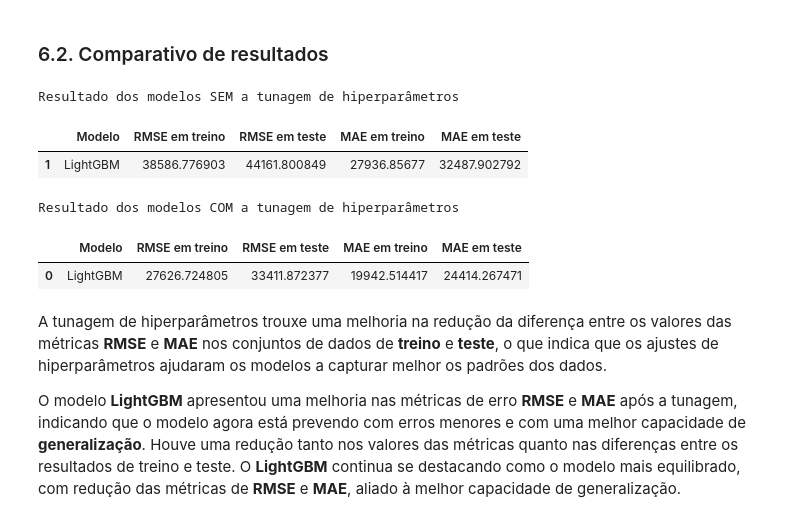
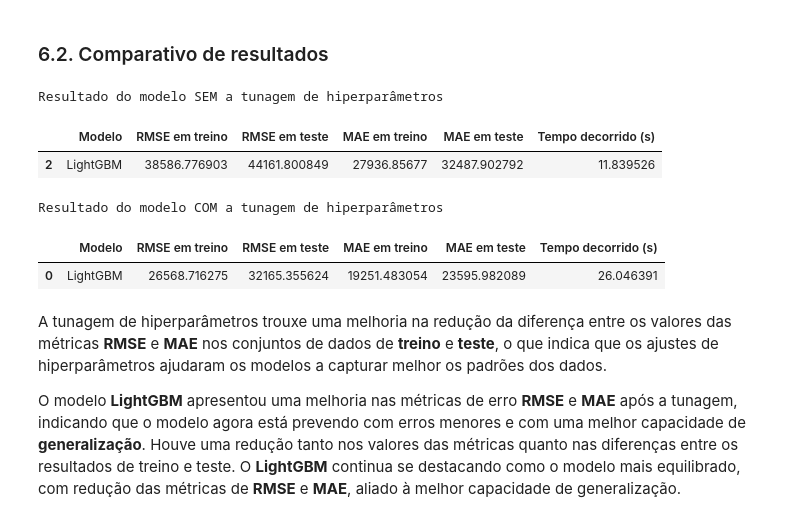
Before and after one commit to emso-exe/Previsao_de_demandas_de_drogarias, a Jupyter notebook: 002_modelagem_preditiva.ipynb, the cells around one changed output. Cells and saved outputs as stored; diff of their text form; code cells hidden in the pictures.

```diff
--- a/002_modelagem_preditiva.ipynb
+++ b/002_modelagem_preditiva.ipynb
@@ -251,8 +250,9 @@ Shape de X_test após transformação:  (34565, 958)
 
 models = {
     'LinearRegression': LinearRegression(),
+    'ElasticNet': ElasticNet(),
     'LightGBM': lgb.LGBMRegressor(n_estimators=100, random_state=42, verbose=-1),
-    'CatBoost': cb.CatBoostRegressor(iterations=100, depth=6, learning_rate=0.1, loss_function='RMSE', verbose=0),
+    'CatBoost': cb.CatBoostRegressor(iterations=100, depth=6, learning_rate=0.1, loss_function='MAE', verbose=0),
     'GradientBoosting': GradientBoostingRegressor(n_estimators=100, random_state=42),
     'XGBoost': XGBRegressor(n_estimators=100, random_state=42, verbosity=0),
 }
@@ -567,18 +579,18 @@ columns = ['Modelo', 'RMSE em treino', 'RMSE em teste', 'MAE em treino', 'MAE em
 df_results_lightgbm = pd.DataFrame(results_lightgbm, columns=columns)
 # %%
-print('\nResultado dos modelos SEM a tunagem de hiperparâmetros')
-results_df.iloc[[1], 0:5]
+print('\nResultado do modelo SEM a tunagem de hiperparâmetros')
+results_df.iloc[[2], 0:6]
 # %% [output]
-Resultado dos modelos SEM a tunagem de hiperparâmetros
+Resultado do modelo SEM a tunagem de hiperparâmetros
-|  | Modelo | RMSE em treino | RMSE em teste | MAE em treino | MAE em teste |
-| 1 | LightGBM | 38586.776903 | 44161.800849 | 27936.85677 | 32487.902792 |
+|  | Modelo | RMSE em treino | RMSE em teste | MAE em treino | MAE em teste | Tempo decorrido (s) |
+| 2 | LightGBM | 38586.776903 | 44161.800849 | 27936.85677 | 32487.902792 | 11.839526 |
 # %%
-print('\nResultado dos modelos COM a tunagem de hiperparâmetros')
+print('\nResultado do modelo COM a tunagem de hiperparâmetros')
 df_results_lightgbm
 # %% [output]
-Resultado dos modelos COM a tunagem de hiperparâmetros
+Resultado do modelo COM a tunagem de hiperparâmetros
-|  | Modelo | RMSE em treino | RMSE em teste | MAE em treino | MAE em teste |
-| 0 | LightGBM | 27626.724805 | 33411.872377 | 19942.514417 | 24414.267471 |
+|  | Modelo | RMSE em treino | RMSE em teste | MAE em treino | MAE em teste | Tempo decorrido (s) |
+| 0 | LightGBM | 26568.716275 | 32165.355624 | 19251.483054 | 23595.982089 | 26.046391 |
 # %% [markdown]
 A tunagem de hiperparâmetros trouxe uma melhoria na redução da diferença entre os valores das métricas **RMSE** e **MAE** nos conjuntos de dados de **treino** e **teste**, o que indica que os ajustes de hiperparâmetros ajudaram os modelos a capturar melhor os padrões dos dados.
 
```
Also changed, not shown: parts of 59 cells of this notebook.
